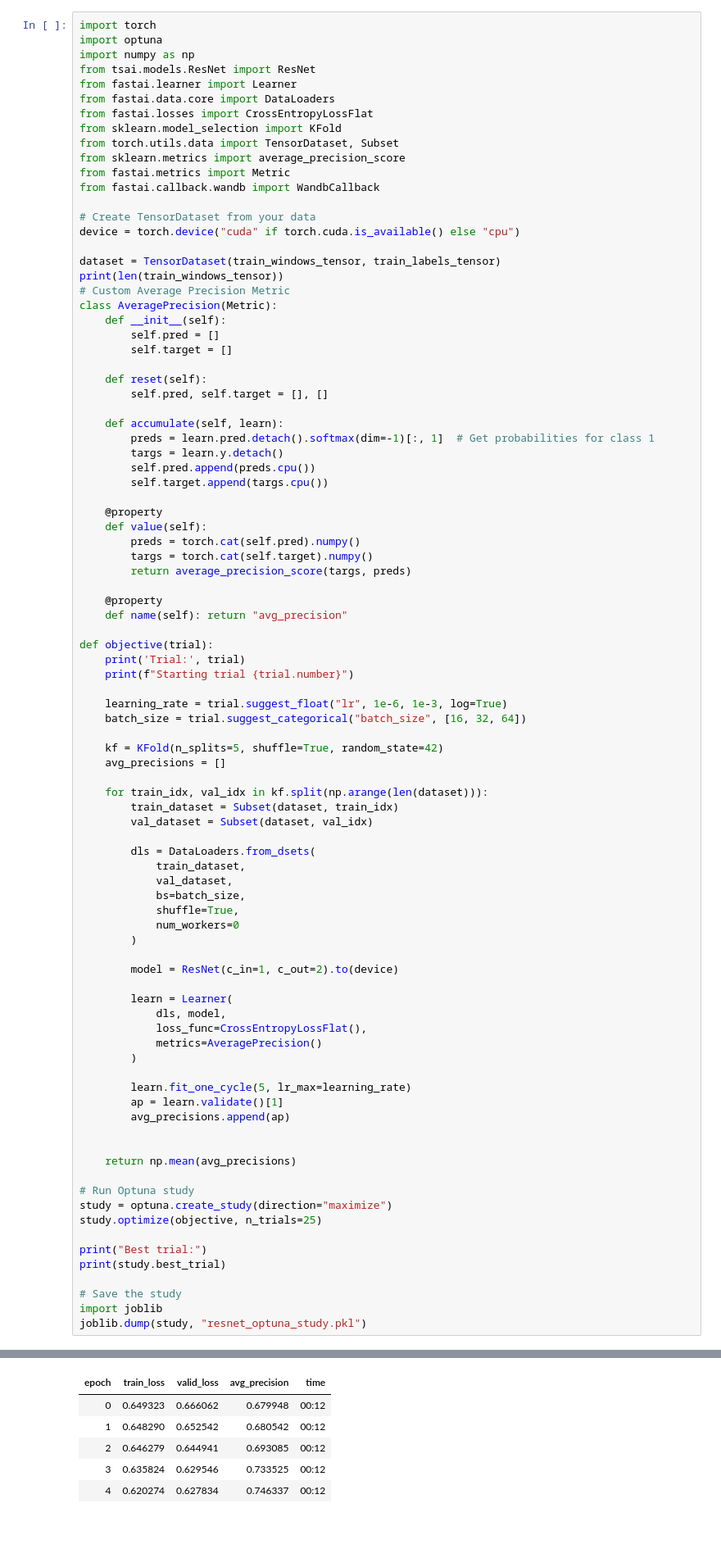
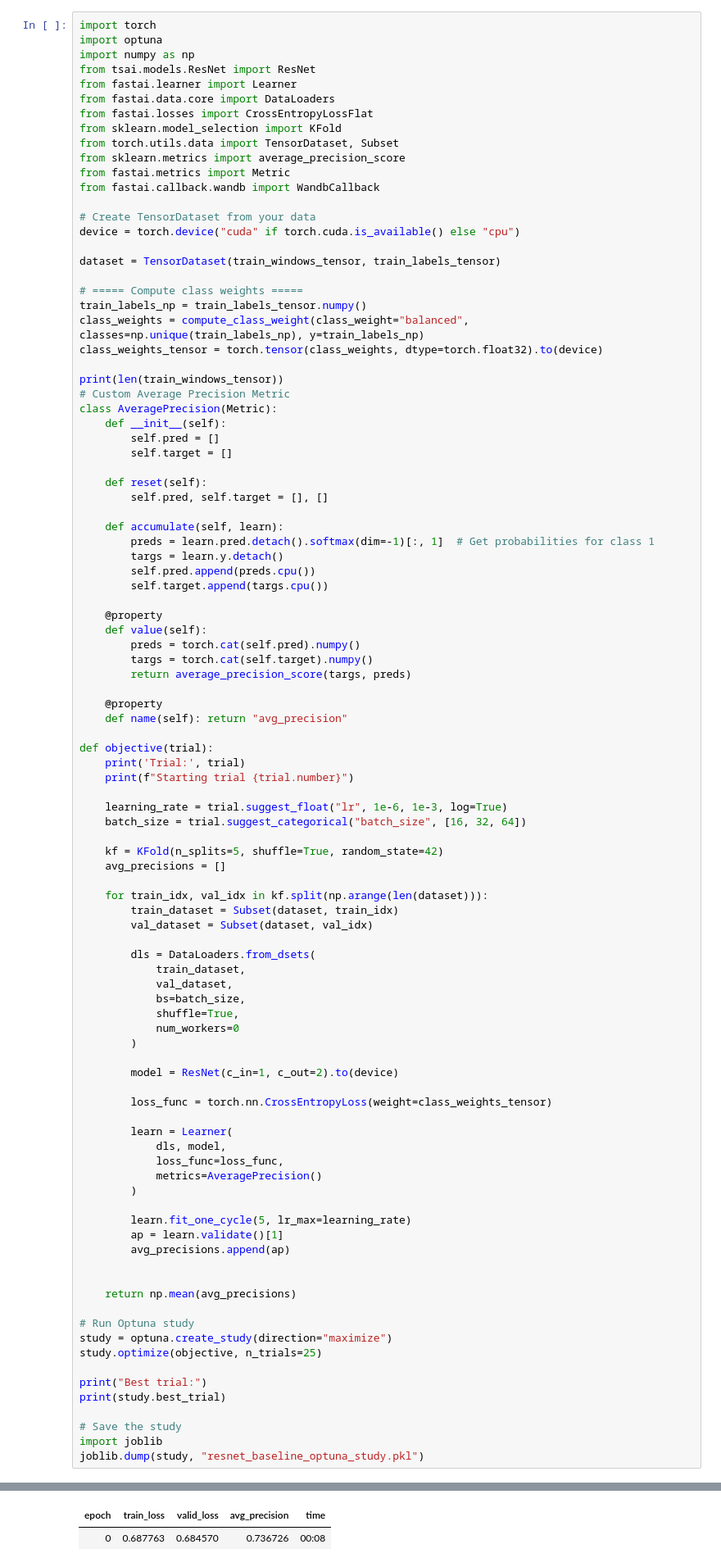
Before and after one commit to noorwertheim/Master-Thesis, a Jupyter notebook: notebooks/resnet_tune.ipynb, the cells around one changed output, grey strips where cells are left out. Shown at 82% size. Cells and saved outputs as stored; diff of their text form; blank space fills up the shorter version.

Commit message:
tune resnet with class weights,

```diff
--- a/notebooks/resnet_tune.ipynb
+++ b/notebooks/resnet_tune.ipynb
@@ -116,6 +108,12 @@ from fastai.callback.wandb import WandbCallback
 device = torch.device("cuda" if torch.cuda.is_available() else "cpu")
 
 dataset = TensorDataset(train_windows_tensor, train_labels_tensor)
+
+# ===== Compute class weights =====
+train_labels_np = train_labels_tensor.numpy()
+class_weights = compute_class_weight(class_weight="balanced", classes=np.unique(train_labels_np), y=train_labels_np)
+class_weights_tensor = torch.tensor(class_weights, dtype=torch.float32).to(device)
+
 print(len(train_windows_tensor))
 # Custom Average Precision Metric
 class AveragePrecision(Metric):
@@ -165,9 +163,11 @@ def objective(trial):
 
         model = ResNet(c_in=1, c_out=2).to(device)
 
+        loss_func = torch.nn.CrossEntropyLoss(weight=class_weights_tensor)
+
         learn = Learner(
             dls, model,
-            loss_func=CrossEntropyLossFlat(),
+            loss_func=loss_func,
             metrics=AveragePrecision()
         )
 
@@ -187,5 +187,5 @@ print(study.best_trial)
 
 # Save the study
 import joblib
-joblib.dump(study, "resnet_optuna_study.pkl")
+joblib.dump(study, "resnet_baseline_optuna_study.pkl")
 # %% [output]
@@ -224,6 +225,2 @@ Starting trial 0
 | epoch | train_loss | valid_loss | avg_precision | time |
-| 0 | 0.649323 | 0.666062 | 0.679948 | 00:12 |
-| 1 | 0.648290 | 0.652542 | 0.680542 | 00:12 |
-| 2 | 0.646279 | 0.644941 | 0.693085 | 00:12 |
-| 3 | 0.635824 | 0.629546 | 0.733525 | 00:12 |
-| 4 | 0.620274 | 0.627834 | 0.746337 | 00:12 |
+| 0 | 0.687763 | 0.684570 | 0.736726 | 00:08 |
```
Also changed, not shown: parts of 2 cells of this notebook.
